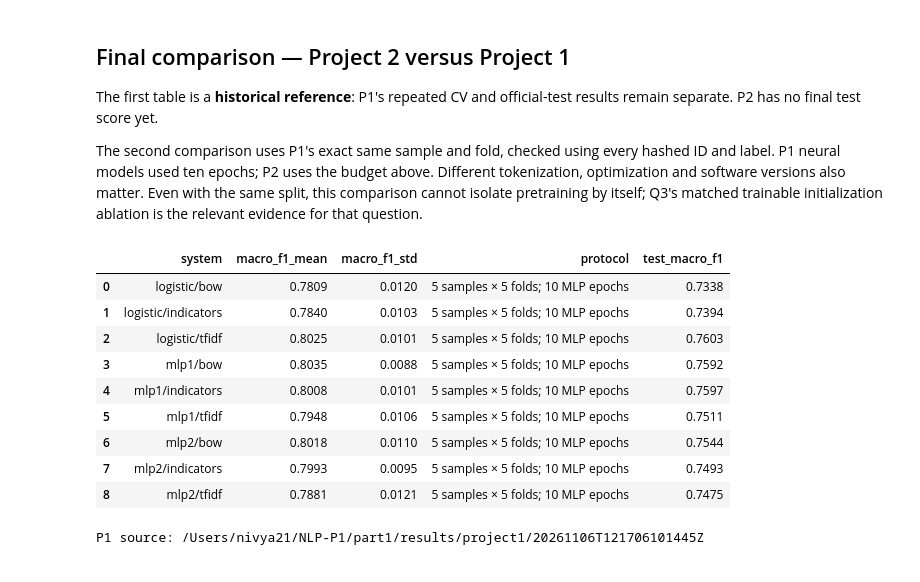
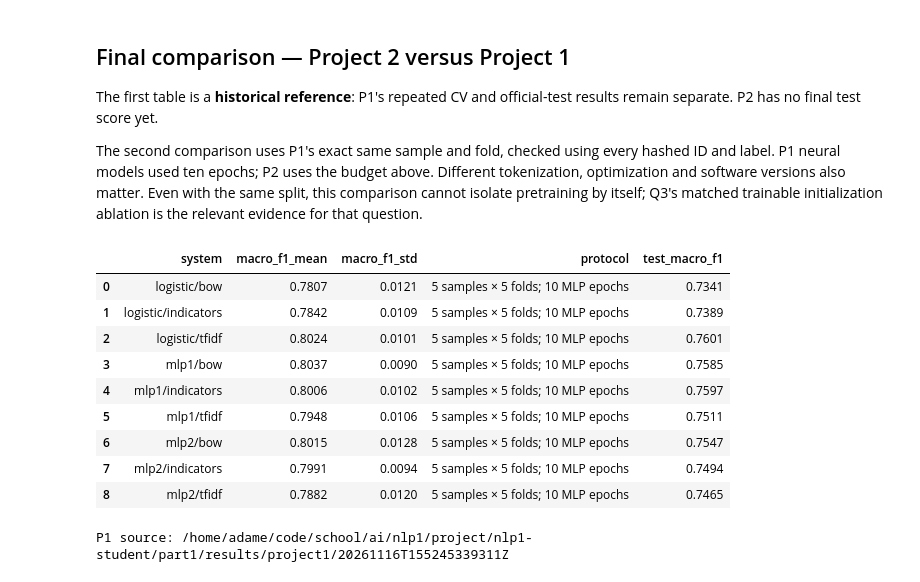
Before and after one commit to Nivya-21/nlp1-student, a Jupyter notebook: part2/project2.ipynb, the cells around one changed output. Cells and saved outputs as stored; diff of their text form; code cells hidden in the pictures.

```diff
--- a/part2/project2.ipynb
+++ b/part2/project2.ipynb
@@ -631,33 +651,34 @@ the same split, this comparison cannot isolate pretraining by itself; Q3's match
 trainable initialization ablation is the relevant evidence for that question.
 # %%
 # Final comparison A — read real saved P1 metrics, with their protocol
+p1_results = root / "part1/results/project1/20261116T155245339311Z"
 p1_available = (p1_results / "p1_cv_scores.csv").exists() and not use_toy_data
 if p1_available:
     p1_settings = json.loads((p1_results / "settings.json").read_text())
     p1_summary = pd.read_csv(p1_results / "p1_summary.csv")
     p1_summary["system"] = p1_summary.model + "/" + p1_summary.representation
     p1_reference = p1_summary[["system", "macro_f1_mean", "macro_f1_std"]].copy()
     p1_reference["protocol"] = f"{p1_settings['runs']} samples × {p1_settings['folds']} folds; {p1_settings['epochs']} MLP epochs"
     test_path = p1_results / "p1_test_summary.csv"
     if test_path.exists():
         p1_reference = p1_reference.merge(pd.read_csv(test_path)[["system", "test_macro_f1"]], on="system")
     display(p1_reference.round(4))
     p1_reference.to_csv(results_folder / "p1_historical_reference.csv", index=False)
     print("P1 source:", p1_results)
 else:
     print("P1 saved metrics unavailable or toy mode active; no historical scores invented.")
 # %% [output]
 |  | system | macro_f1_mean | macro_f1_std | protocol | test_macro_f1 |
-| 0 | logistic/bow | 0.7809 | 0.0120 | 5 samples × 5 folds; 10 MLP epochs | 0.7338 |
-| 1 | logistic/indicators | 0.7840 | 0.0103 | 5 samples × 5 folds; 10 MLP epochs | 0.7394 |
-| 2 | logistic/tfidf | 0.8025 | 0.0101 | 5 samples × 5 folds; 10 MLP epochs | 0.7603 |
-| 3 | mlp1/bow | 0.8035 | 0.0088 | 5 samples × 5 folds; 10 MLP epochs | 0.7592 |
-| 4 | mlp1/indicators | 0.8008 | 0.0101 | 5 samples × 5 folds; 10 MLP epochs | 0.7597 |
+| 0 | logistic/bow | 0.7807 | 0.0121 | 5 samples × 5 folds; 10 MLP epochs | 0.7341 |
+| 1 | logistic/indicators | 0.7842 | 0.0109 | 5 samples × 5 folds; 10 MLP epochs | 0.7389 |
+| 2 | logistic/tfidf | 0.8024 | 0.0101 | 5 samples × 5 folds; 10 MLP epochs | 0.7601 |
+| 3 | mlp1/bow | 0.8037 | 0.0090 | 5 samples × 5 folds; 10 MLP epochs | 0.7585 |
+| 4 | mlp1/indicators | 0.8006 | 0.0102 | 5 samples × 5 folds; 10 MLP epochs | 0.7597 |
 | 5 | mlp1/tfidf | 0.7948 | 0.0106 | 5 samples × 5 folds; 10 MLP epochs | 0.7511 |
-| 6 | mlp2/bow | 0.8018 | 0.0110 | 5 samples × 5 folds; 10 MLP epochs | 0.7544 |
-| 7 | mlp2/indicators | 0.7993 | 0.0095 | 5 samples × 5 folds; 10 MLP epochs | 0.7493 |
-| 8 | mlp2/tfidf | 0.7881 | 0.0121 | 5 samples × 5 folds; 10 MLP epochs | 0.7475 |
+| 6 | mlp2/bow | 0.8015 | 0.0128 | 5 samples × 5 folds; 10 MLP epochs | 0.7547 |
+| 7 | mlp2/indicators | 0.7991 | 0.0094 | 5 samples × 5 folds; 10 MLP epochs | 0.7494 |
+| 8 | mlp2/tfidf | 0.7882 | 0.0120 | 5 samples × 5 folds; 10 MLP epochs | 0.7465 |
-P1 source: /Users/nivya21/NLP-P1/part1/results/project1/20261106T121706101445Z
+P1 source: /home/adame/code/school/ai/nlp1/project/nlp1-student/part1/results/project1/20261116T155245339311Z
 # %%
 # Final comparison B — verify sample/fold identity before comparing scores
 if p1_available:
```
Also changed, not shown: parts of 12 cells of this notebook.
